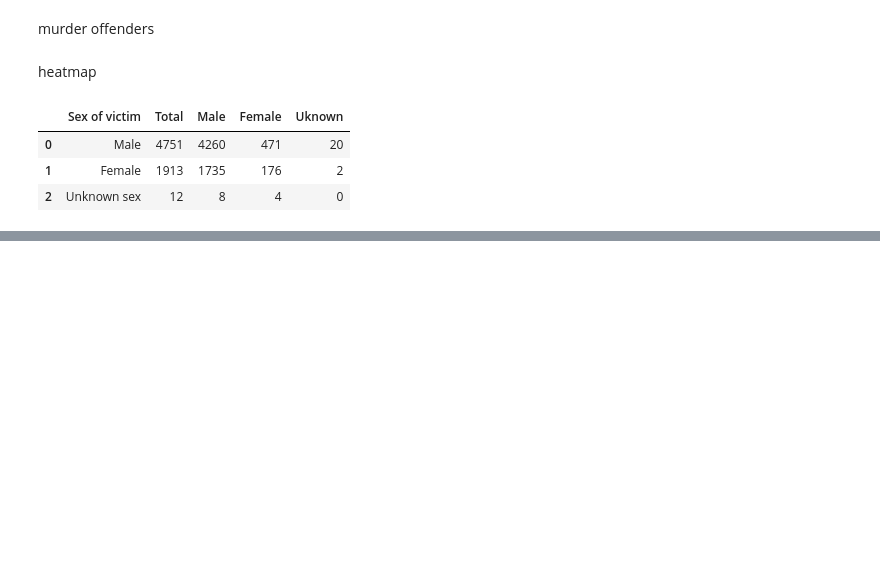
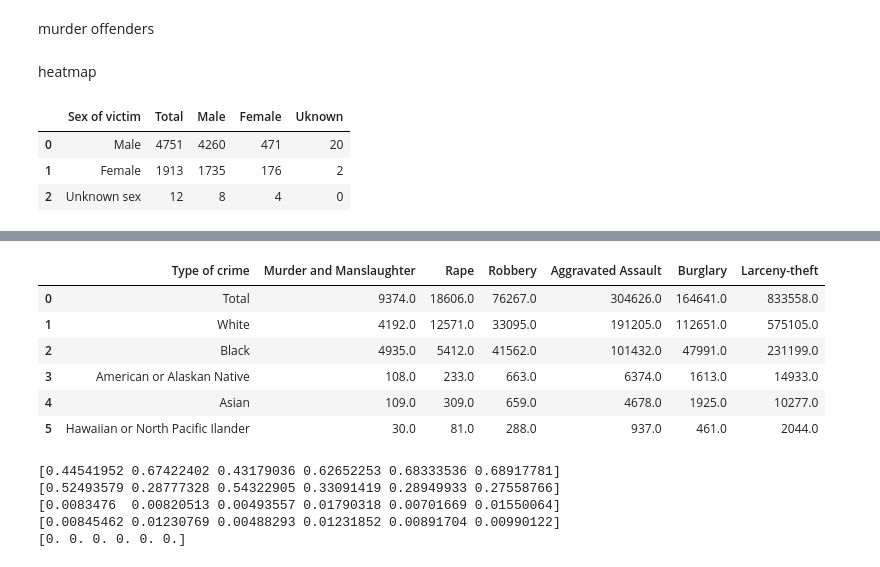
Before and after one commit to JahnabDutta/dv-min-project, a Jupyter notebook: app.ipynb, the cells around one changed output, grey strips where cells are left out. Saved outputs shown, nothing was run; the diff lists cells and outputs as text; code cells hidden in the pictures; blank space fills up the shorter version.

Commit message:
some graphs
Signed-off-by: JAHNAB DUTTA <jahnabdutta123@gmail.com>

```diff
--- a/app.ipynb
+++ b/app.ipynb
@@ -214,0 +212,45 @@ import geopandas as gpd
+# %%
+arrests_by_crime_ethnicity = pd.read_csv('data-dir/arrests_by_crime_ethnicity_T.csv')
+
+arrests_by_crime_ethnicity.head(20)
+# %% [output]
+|  | Type of crime | Murder and Manslaughter | Rape | Robbery | Aggravated Assault | Burglary | Larceny-theft |
+| 0 | Total | 9374.0 | 18606.0 | 76267.0 | 304626.0 | 164641.0 | 833558.0 |
+| 1 | White | 4192.0 | 12571.0 | 33095.0 | 191205.0 | 112651.0 | 575105.0 |
+| 2 | Black | 4935.0 | 5412.0 | 41562.0 | 101432.0 | 47991.0 | 231199.0 |
+| 3 | American or Alaskan Native | 108.0 | 233.0 | 663.0 | 6374.0 | 1613.0 | 14933.0 |
+| 4 | Asian | 109.0 | 309.0 | 659.0 | 4678.0 | 1925.0 | 10277.0 |
+| 5 | Hawaiian or North Pacific Ilander | 30.0 | 81.0 | 288.0 | 937.0 | 461.0 | 2044.0 |
+# %%
+import plotly.graph_objects as go
+
+cols = ['Murder and Manslaughter','Rape','Robbery','Aggravated Assault','Burglary','Larceny-theft']
+fig = go.Figure()
+races = ['White','Black','American or Alaskan Native','Asian','Hawaiian or North Pacific Ilander']
+arrests_by_crime_ethnicity[cols] = (arrests_by_crime_ethnicity[cols] - arrests_by_crime_ethnicity[cols].min()) / (arrests_by_crime_ethnicity[cols].max() - arrests_by_crime_ethnicity[cols].min())
+for i in range(len(races)):
+    df_temp = arrests_by_crime_ethnicity[arrests_by_crime_ethnicity['Type of crime']==races[i]]
+    df_temp = df_temp[cols]
+    print(df_temp.values.reshape(1,-1)[0])
+    fig.add_trace(go.Scatterpolar(
+        r= df_temp.values.reshape(1,-1)[0],
+        theta= cols,
+        fill='toself',
+        name=races[i]
+    ))
+fig.update_layout(
+polar=dict(
+    radialaxis=dict(
+        visible=True,
+        range=[0, 1]
+    )),
+showlegend=True
+)
+
+fig.show()
+# %% [output]
+[0.44541952 0.67422402 0.43179036 0.62652253 0.68333536 0.68917781]
+[0.52493579 0.28777328 0.54322905 0.33091419 0.28949933 0.27558766]
+[0.0083476  0.00820513 0.00493557 0.01790318 0.00701669 0.01550064]
+[0.00845462 0.01230769 0.00488293 0.01231852 0.00891704 0.00990122]
+[0. 0. 0. 0. 0. 0.]
```
Also changed, not shown: parts of 4 cells of this notebook, 4 other files.
